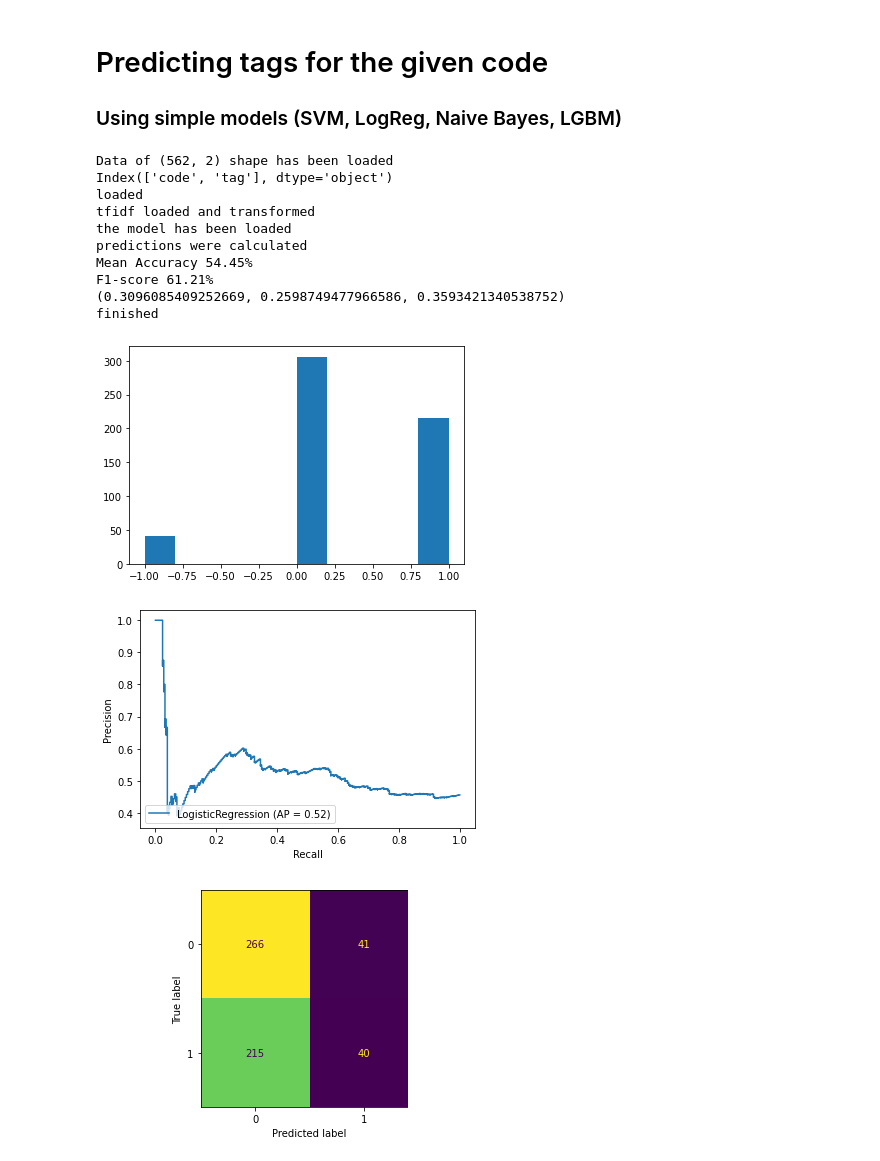
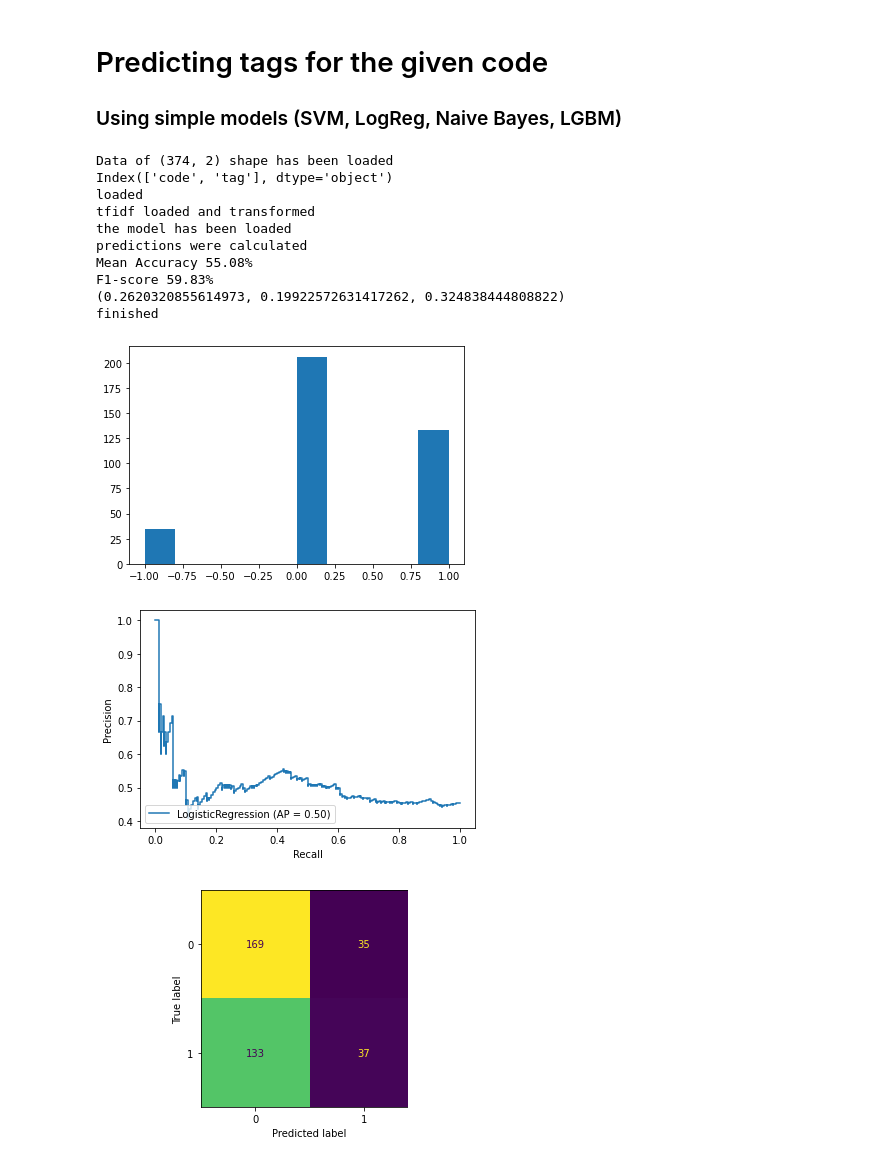
Before and after one commit to whatevernevermindbro/source_code_classification, a Jupyter notebook: predict_tag.ipynb, the cells around one changed output. Cells and saved outputs as stored; diff of their text form; code cells hidden in the pictures.

Commit message:
LogReg Validation, graph_v2, chunk_size == 15

```diff
--- a/predict_tag.ipynb
+++ b/predict_tag.ipynb
@@ -100,7 +100,7 @@ def get_predictions(X, y, TAG_TO_PREDICT, MODEL_DIR):
     print(result)
 # %%
 if __name__ == '__main__':
-    DATASET_PATH = './data/chunks_10_validate.csv'
+    DATASET_PATH = './data/chunks_15_validate.csv'
     MODEL_DIR = './models/logreg_regex_graph_v2.sav'
     TFIDF_DIR = './models/tfidf_logreg_graph_v2.pickle'
     CODE_COLUMN = 'code' #'code_block'
@@ -108,39 +108,39 @@ if __name__ == '__main__':
     df, code_blocks = load_code_blocks(DATASET_PATH, CODE_COLUMN)
     nrows = df.shape[0]
     print("loaded")
     tfidf_params = {'min_df': 5
             , 'max_df': 0.3
             , 'smooth_idf': True}
     SVM_params = {'C': 100
             , 'kernel': "linear"
             , 'verbose': 1
             , 'random_state': 241}
     meta = {'data': DATASET_PATH
                 ,'nrows': nrows
                 ,'label': TAG_TO_PREDICT
                 ,'model': MODEL_DIR}
     code_blocks_tfidf = tfidf_transform(code_blocks, tfidf_params, TFIDF_DIR)
     with dagshub.dagshub_logger() as logger:
         # metrics = SVM_evaluate(df, code_blocks, tfidf_params, TFIDF_DIR, SVM_params)
         metrics = get_predictions(code_blocks_tfidf, df[TAG_TO_PREDICT].astype(int), TAG_TO_PREDICT, MODEL_DIR)
         logger.log_hyperparams(meta)
         logger.log_hyperparams(tfidf_params)
         logger.log_hyperparams(SVM_params)
         logger.log_metrics(metrics)
     print("finished")
 # %% [output]
-Data of (562, 2) shape has been loaded
+Data of (374, 2) shape has been loaded
 Index(['code', 'tag'], dtype='object')
 loaded
 tfidf loaded and transformed
 the model has been loaded
 predictions were calculated
-Mean Accuracy 54.45%
-F1-score 61.21%
-(0.3096085409252669, 0.2598749477966586, 0.3593421340538752)
+Mean Accuracy 55.08%
+F1-score 59.83%
+(0.2620320855614973, 0.19922572631417262, 0.324838444808822)
 finished
-[figure, old version]
+[figure, new version]
-[figure, old version]
+[figure, new version]
 [figure]
 # %%
 # SVM Validation on every chunk_size [-5]
```
Also changed, not shown: 2 other files.
